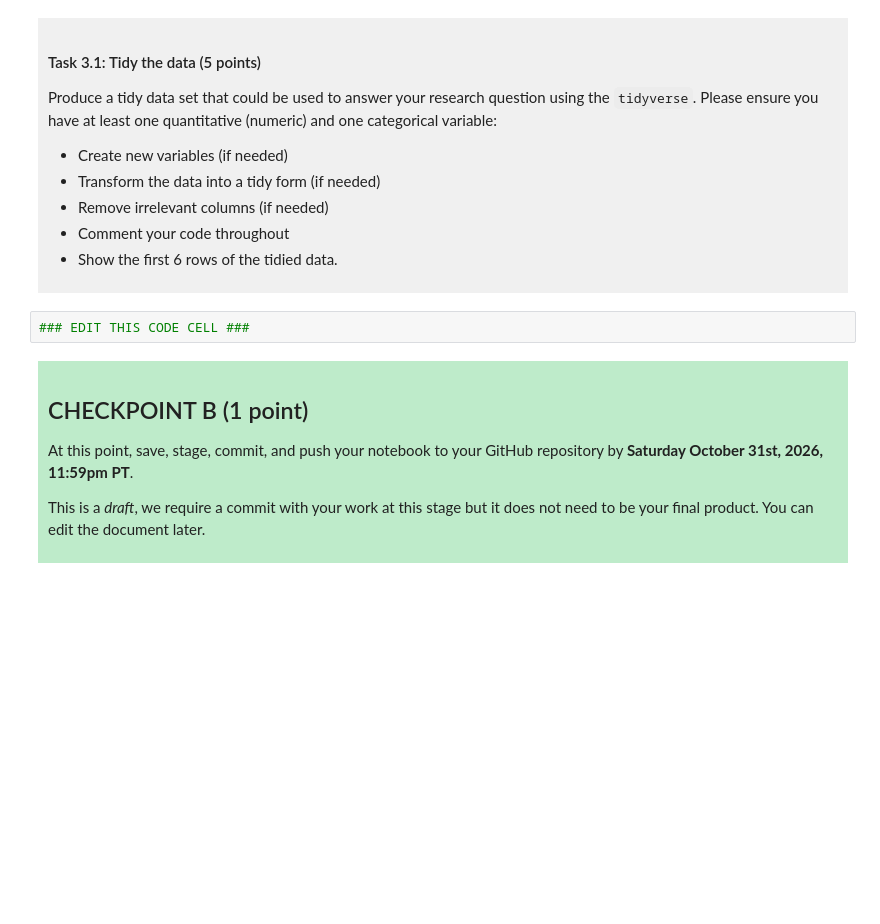
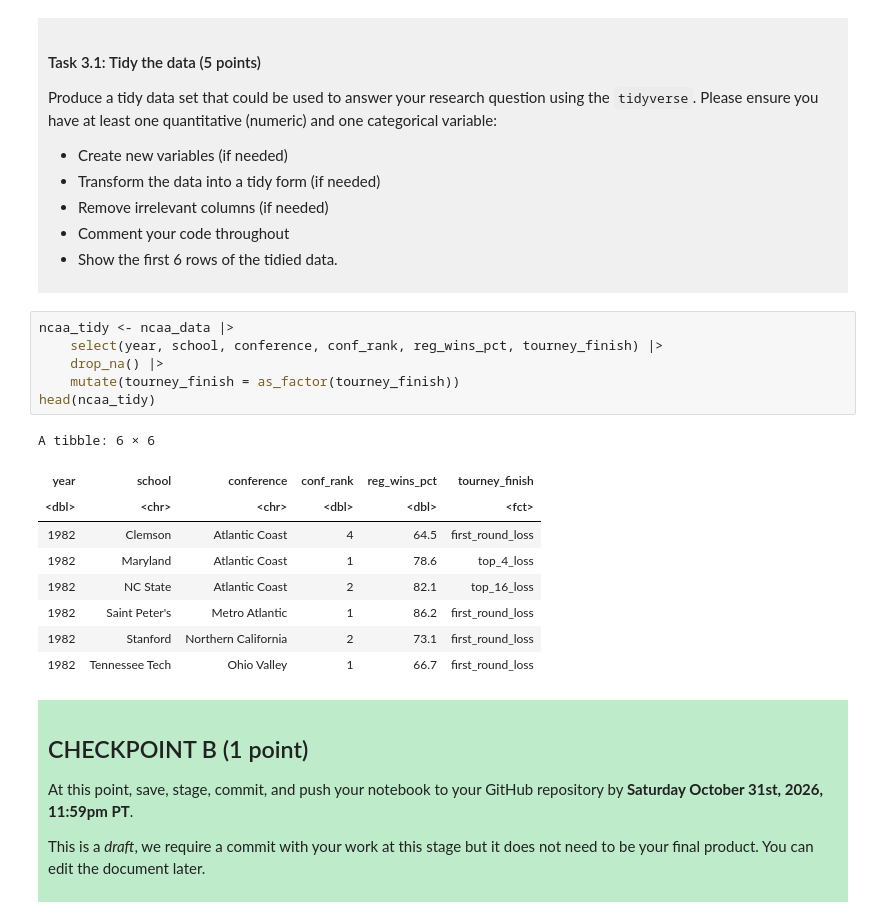
Before and after one commit to cadnams12/dsci-100-project-carter-adnams, a Jupyter notebook: dsci-100-project-notebook.ipynb, the cells around one changed output. Saved outputs shown, nothing was run; the diff lists cells and outputs as text; blank space fills up the shorter version.

```diff
--- a/dsci-100-project-notebook.ipynb
+++ b/dsci-100-project-notebook.ipynb
@@ -189,7 +208,21 @@ Produce a tidy data set that could be used to answer your research question usin
 
 </div>
 # %%
-### EDIT THIS CODE CELL ###
+ncaa_tidy <- ncaa_data |>
+    select(year, school, conference, conf_rank, reg_wins_pct, tourney_finish) |>
+    drop_na() |>
+    mutate(tourney_finish = as_factor(tourney_finish))
+head(ncaa_tidy)
+# %% [output]
+A tibble: 6 × 6
+| year | school | conference | conf_rank | reg_wins_pct | tourney_finish |
+| <dbl> | <chr> | <chr> | <dbl> | <dbl> | <fct> |
+| 1982 | Clemson | Atlantic Coast | 4 | 64.5 | first_round_loss |
+| 1982 | Maryland | Atlantic Coast | 1 | 78.6 | top_4_loss |
+| 1982 | NC State | Atlantic Coast | 2 | 82.1 | top_16_loss |
+| 1982 | Saint Peter's | Metro Atlantic | 1 | 86.2 | first_round_loss |
+| 1982 | Stanford | Northern California | 2 | 73.1 | first_round_loss |
+| 1982 | Tennessee Tech | Ohio Valley | 1 | 66.7 | first_round_loss |
 # %% [markdown]
 <div style="background-color: #beebca; padding: 10px;">
 
```
Also changed, not shown: parts of 3 cells of this notebook.
